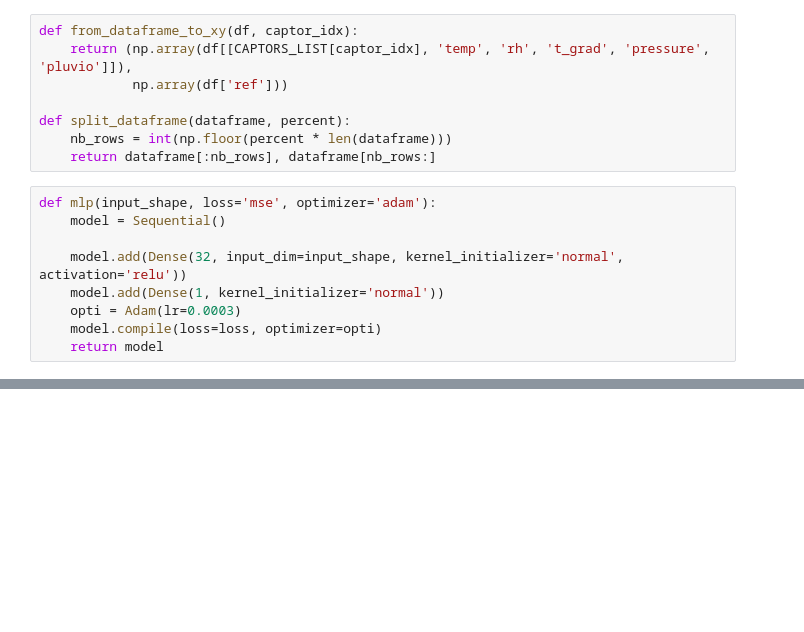
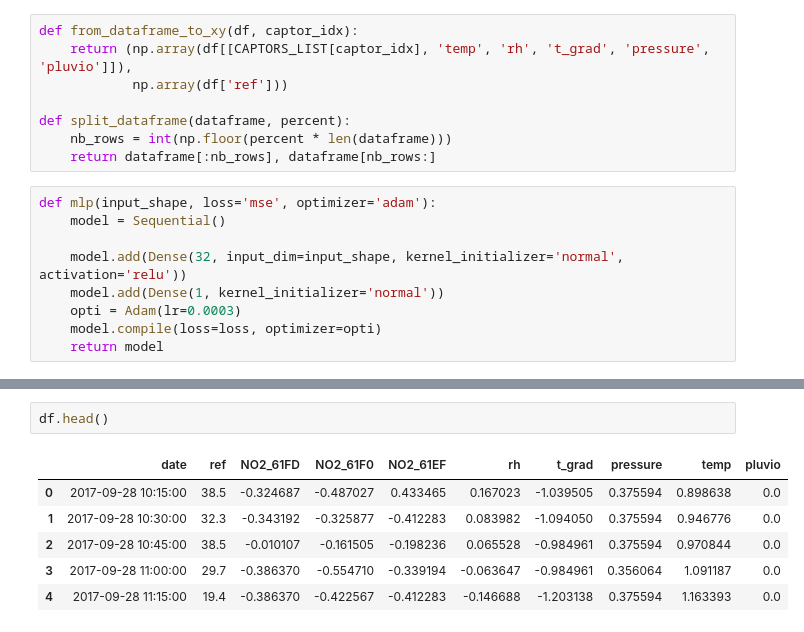
Before and after one commit to alexisdurieux/air_normand_pao, a Jupyter notebook: rendu/Prototyping/1.1. Perceptron_1_sensor.ipynb, the cells around one changed output, grey strips where cells are left out. Cells and saved outputs as stored; diff of their text form; blank space fills up the shorter version.

```diff
--- a/rendu/Prototyping/1.1. Perceptron_1_sensor.ipynb
+++ b/rendu/Prototyping/1.1. Perceptron_1_sensor.ipynb
@@ -162,0 +163,9 @@ for i in range(len(CAPTORS_LIST)):
+# %%
+df.head()
+# %% [output]
+|  | date | ref | NO2_61FD | NO2_61F0 | NO2_61EF | rh | t_grad | pressure | temp | pluvio |
+| 0 | 2017-09-28 10:15:00 | 38.5 | -0.324687 | -0.487027 | 0.433465 | 0.167023 | -1.039505 | 0.375594 | 0.898638 | 0.0 |
+| 1 | 2017-09-28 10:30:00 | 32.3 | -0.343192 | -0.325877 | -0.412283 | 0.083982 | -1.094050 | 0.375594 | 0.946776 | 0.0 |
+| 2 | 2017-09-28 10:45:00 | 38.5 | -0.010107 | -0.161505 | -0.198236 | 0.065528 | -0.984961 | 0.375594 | 0.970844 | 0.0 |
+| 3 | 2017-09-28 11:00:00 | 29.7 | -0.386370 | -0.554710 | -0.339194 | -0.063647 | -0.984961 | 0.356064 | 1.091187 | 0.0 |
+| 4 | 2017-09-28 11:15:00 | 19.4 | -0.386370 | -0.422567 | -0.412283 | -0.146688 | -1.203138 | 0.375594 | 1.163393 | 0.0 |
```
Also changed, not shown: parts of 8 cells of this notebook, 5 other files.
